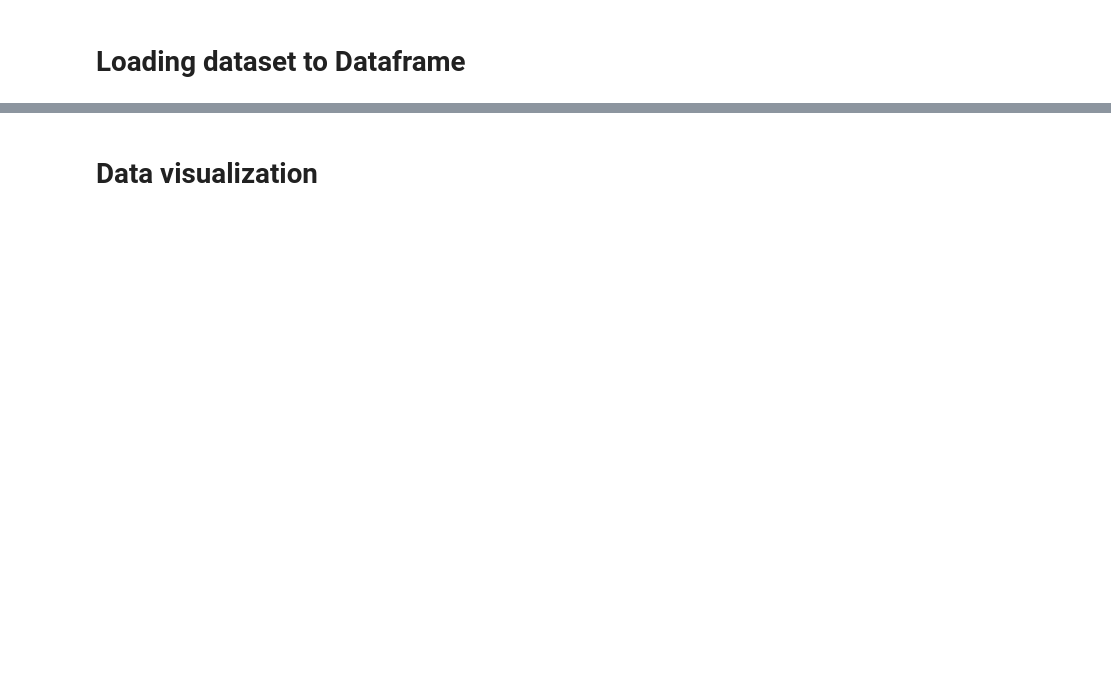
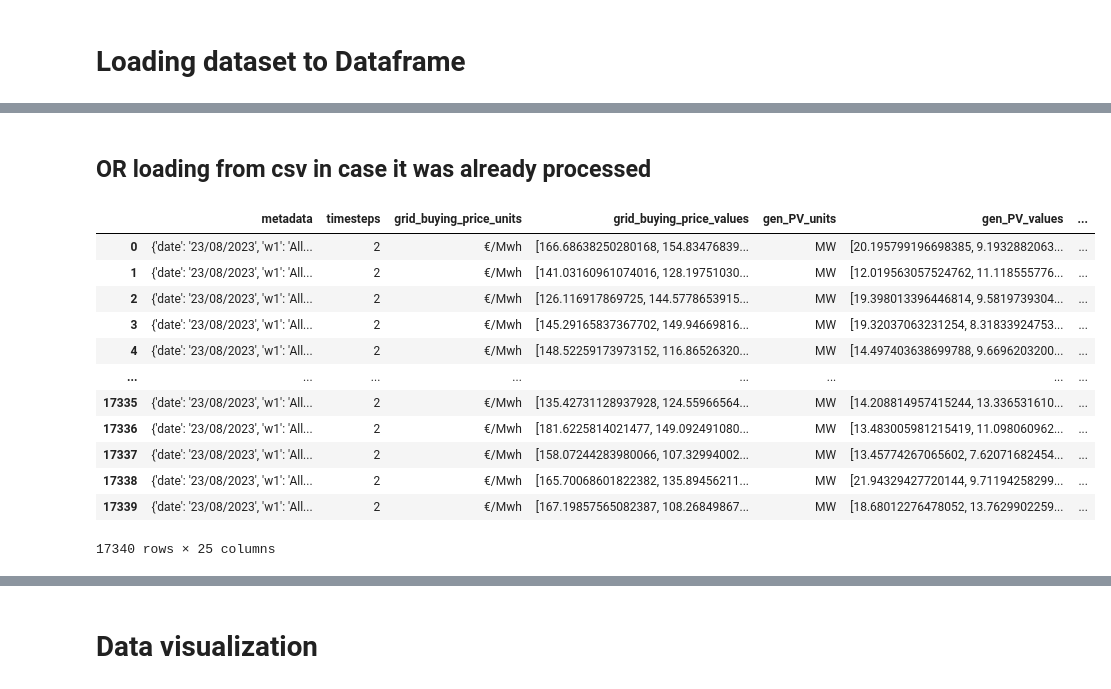
Before and after one commit to franQ2/ML-for-quantum-annealing-penalties, a Jupyter notebook: Experiments/Regresor.ipynb, the cells around one changed output, grey strips where cells are left out. Saved outputs shown, nothing was run; the diff lists cells and outputs as text; code cells hidden in the pictures; blank space fills up the shorter version.

```diff
--- a/Experiments/Regresor.ipynb
+++ b/Experiments/Regresor.ipynb
@@ -40,3 +40,23 @@ dataset
+# %% [markdown]
+## OR loading from csv in case it was already processed
+# %%
+import pandas as pd
+dataset = pd.read_csv("dataset_v7.csv")
+dataset
+# %% [output]
+|  | metadata | timesteps | grid_buying_price_units | grid_buying_price_values | gen_PV_units | gen_PV_values | ... |
+| 0 | {'date': '23/08/2023', 'w1': 'All... | 2 | €/Mwh | [166.68638250280168, 154.83476839... | MW | [20.195799196698385, 9.1932882063... | ... |
+| 1 | {'date': '23/08/2023', 'w1': 'All... | 2 | €/Mwh | [141.03160961074016, 128.19751030... | MW | [12.019563057524762, 11.118555776... | ... |
+| 2 | {'date': '23/08/2023', 'w1': 'All... | 2 | €/Mwh | [126.116917869725, 144.5778653915... | MW | [19.398013396446814, 9.5819739304... | ... |
+| 3 | {'date': '23/08/2023', 'w1': 'All... | 2 | €/Mwh | [145.29165837367702, 149.94669816... | MW | [19.32037063231254, 8.31833924753... | ... |
+| 4 | {'date': '23/08/2023', 'w1': 'All... | 2 | €/Mwh | [148.52259173973152, 116.86526320... | MW | [14.497403638699788, 9.6696203200... | ... |
+| ... | ... | ... | ... | ... | ... | ... | ... |
+| 17335 | {'date': '23/08/2023', 'w1': 'All... | 2 | €/Mwh | [135.42731128937928, 124.55966564... | MW | [14.208814957415244, 13.336531610... | ... |
+| 17336 | {'date': '23/08/2023', 'w1': 'All... | 2 | €/Mwh | [181.6225814021477, 149.092491080... | MW | [13.483005981215419, 11.098060962... | ... |
+| 17337 | {'date': '23/08/2023', 'w1': 'All... | 2 | €/Mwh | [158.07244283980066, 107.32994002... | MW | [13.45774267065602, 7.62071682454... | ... |
+| 17338 | {'date': '23/08/2023', 'w1': 'All... | 2 | €/Mwh | [165.70068601822382, 135.89456211... | MW | [21.94329427720144, 9.71194258299... | ... |
+| 17339 | {'date': '23/08/2023', 'w1': 'All... | 2 | €/Mwh | [167.19857565082387, 108.26849867... | MW | [18.68012276478052, 13.7629902259... | ... |
+17340 rows × 25 columns
 # %%
 #Clean dataset
 main_dataset = dataset
```
Also changed, not shown: parts of 22 cells of this notebook, 8 other files.
